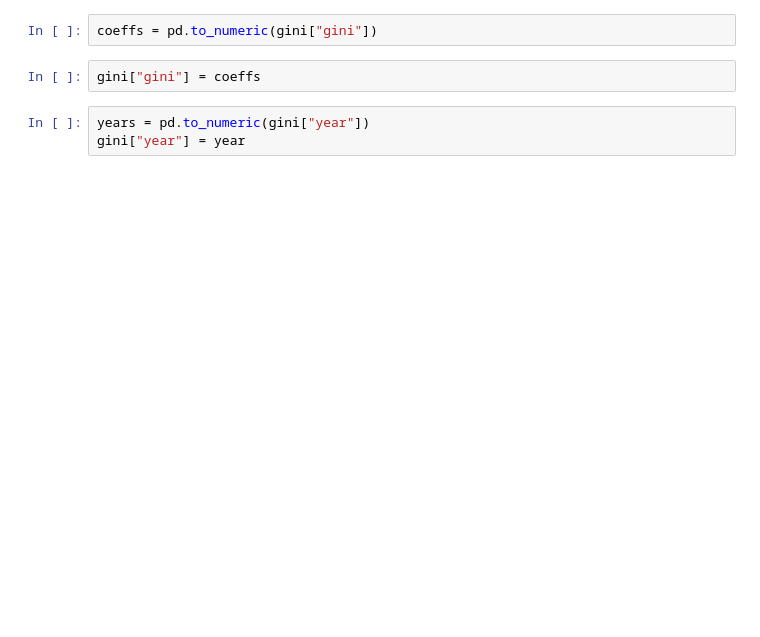
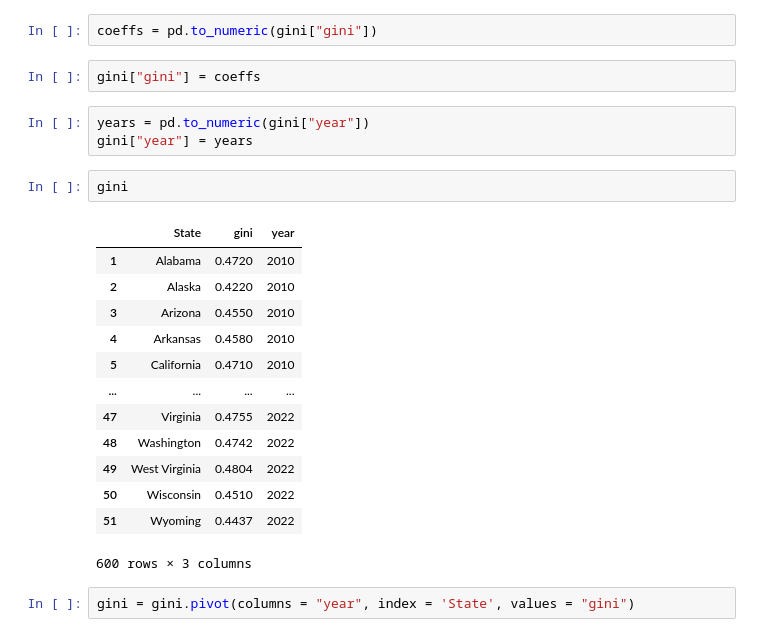
Before and after one commit to harshil0217/CMSE_Min_Wage_Project, a Jupyter notebook: Data/Gini Coefficient Data/Gini.ipynb, the cells around one changed output. Saved outputs shown, nothing was run; the diff lists cells and outputs as text; blank space fills up the shorter version.

```diff
--- a/Data/Gini Coefficient Data/Gini.ipynb
+++ b/Data/Gini Coefficient Data/Gini.ipynb
@@ -163,4 +183,22 @@ coeffs = pd.to_numeric(gini["gini"])
 gini["gini"] = coeffs
 # %%
 years = pd.to_numeric(gini["year"])
-gini["year"] = year
+gini["year"] = years
+# %%
+gini
+# %% [output]
+|  | State | gini | year |
+| 1 | Alabama | 0.4720 | 2010 |
+| 2 | Alaska | 0.4220 | 2010 |
+| 3 | Arizona | 0.4550 | 2010 |
+| 4 | Arkansas | 0.4580 | 2010 |
+| 5 | California | 0.4710 | 2010 |
+| ... | ... | ... | ... |
+| 47 | Virginia | 0.4755 | 2022 |
+| 48 | Washington | 0.4742 | 2022 |
+| 49 | West Virginia | 0.4804 | 2022 |
+| 50 | Wisconsin | 0.4510 | 2022 |
+| 51 | Wyoming | 0.4437 | 2022 |
+600 rows × 3 columns
+# %%
+gini = gini.pivot(columns = "year", index = 'State', values = "gini")
```
Also changed, not shown: parts of 15 cells of this notebook, 1 other file.
